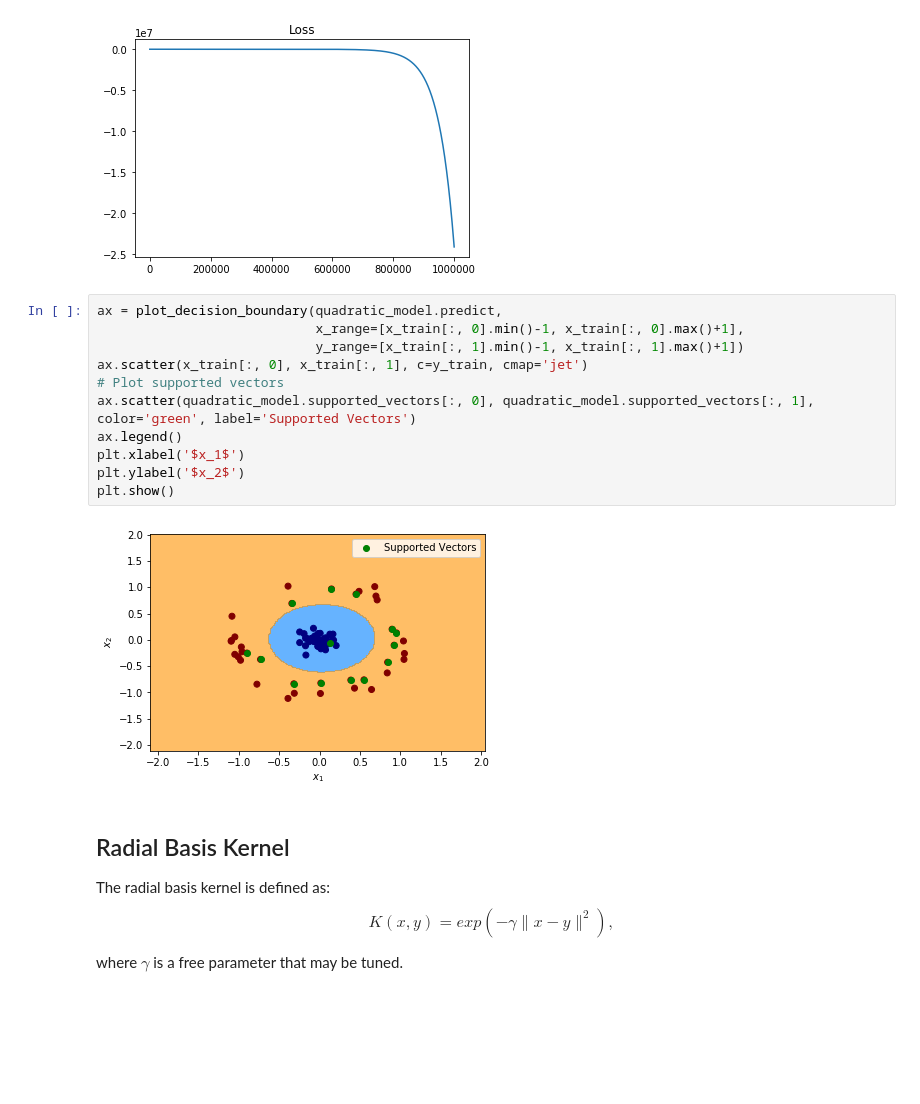
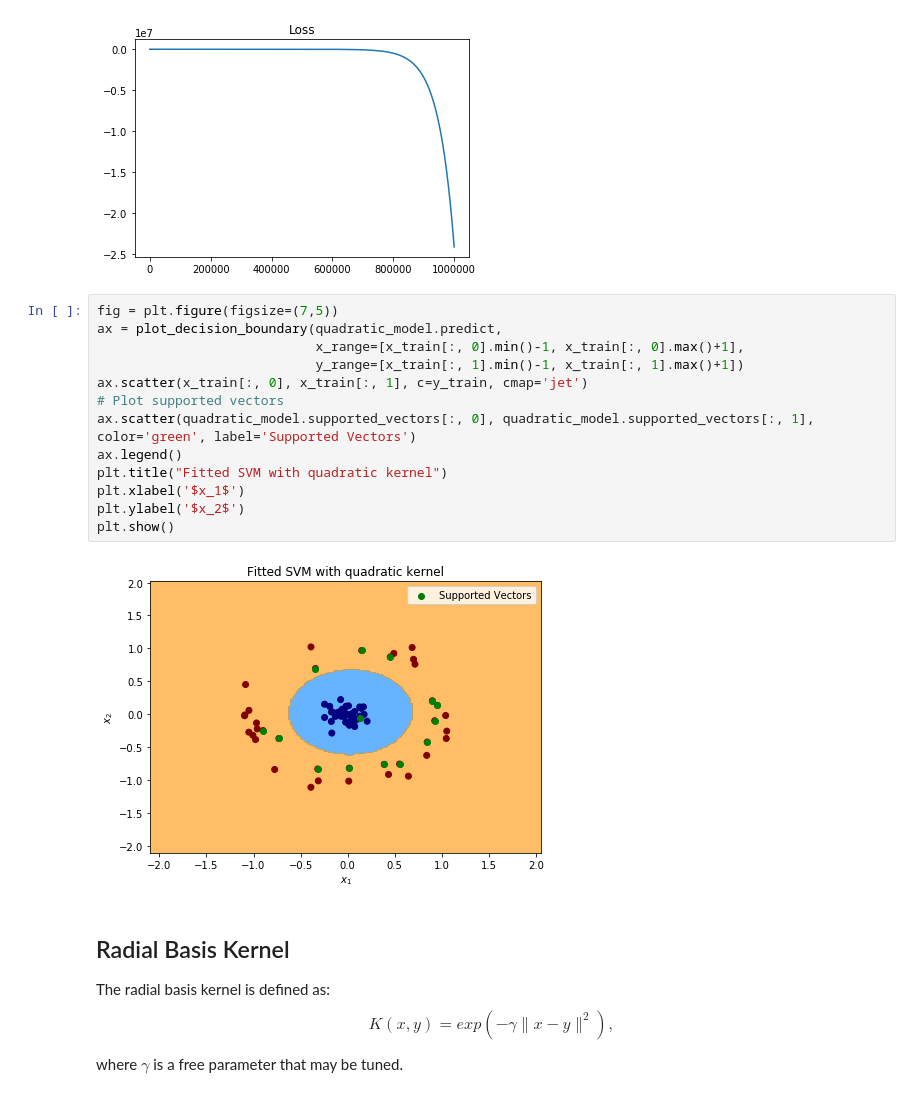
Before and after one commit to SergioAlvarezB/ml-numpy, a Jupyter notebook: notebooks/svm-kernels.ipynb, the cells around one changed output. Cells and saved outputs as stored; diff of their text form; blank space fills up the shorter version.

```diff
--- a/notebooks/svm-kernels.ipynb
+++ b/notebooks/svm-kernels.ipynb
@@ -104,18 +104,20 @@ plt.show();
 # %% [output]
 [figure]
 # %%
+fig = plt.figure(figsize=(7,5))
 ax = plot_decision_boundary(quadratic_model.predict,
                             x_range=[x_train[:, 0].min()-1, x_train[:, 0].max()+1],
                             y_range=[x_train[:, 1].min()-1, x_train[:, 1].max()+1])
 ax.scatter(x_train[:, 0], x_train[:, 1], c=y_train, cmap='jet')
 # Plot supported vectors
 ax.scatter(quadratic_model.supported_vectors[:, 0], quadratic_model.supported_vectors[:, 1], color='green', label='Supported Vectors')
 ax.legend()
+plt.title("Fitted SVM with quadratic kernel")
 plt.xlabel('$x_1$')
 plt.ylabel('$x_2$')
 plt.show()
 # %% [output]
-[figure, old version]
+[figure, new version]
 # %% [markdown]
 ## Radial Basis Kernel
 
```
Also changed, not shown: parts of 3 cells of this notebook, 19 other files.
